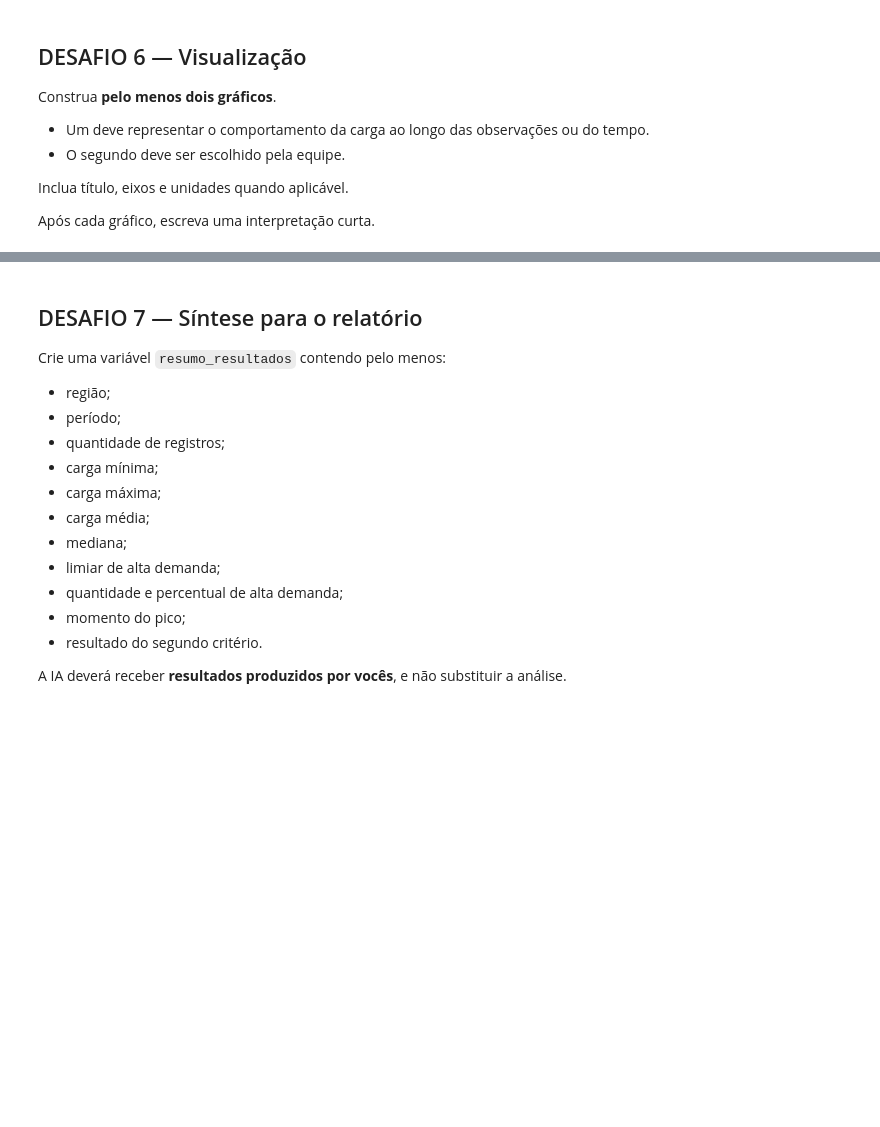
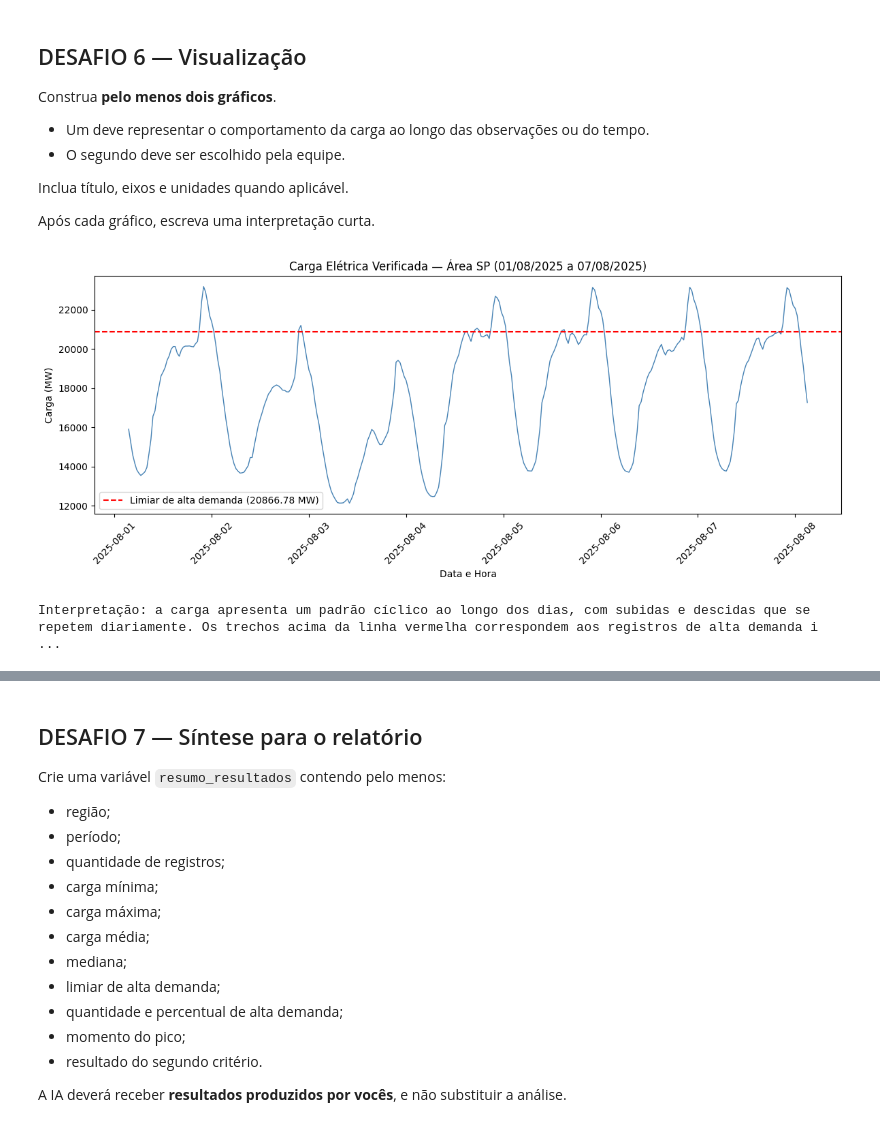
Before and after one commit to pedrosampaiom2007-gif/cp1-Andre, a Jupyter notebook: Desafio_Final_Energia_ONS_API_Final.ipynb, the cells around one changed output, grey strips where cells are left out. Drawn from its saved outputs; the diff is of its cells as text; code cells hidden in the pictures; blank space fills up the shorter version.

```diff
--- a/Desafio_Final_Energia_ONS_API_Final.ipynb
+++ b/Desafio_Final_Energia_ONS_API_Final.ipynb
@@ -503,0 +502,24 @@ Após cada gráfico, escreva uma interpretação curta.
+# %%
+plt.figure(figsize=(12, 5))
+plt.plot(necessario['Hora'], necessario['Valor_Carga'], color='steelblue', linewidth=1)
+plt.axhline(limiar_alta_demanda, color='red', linestyle='--',
+            label=f'Limiar de alta demanda ({limiar_alta_demanda:.2f} MW)')
+plt.title('Carga Elétrica Verificada — Área SP (01/08/2025 a 07/08/2025)')
+plt.xlabel('Data e Hora')
+plt.ylabel('Carga (MW)')
+plt.xticks(rotation=45)
+plt.legend()
+plt.tight_layout()
+plt.show()
+# %% [output]
+[figure, added]
+# %%
+print(
+    "Interpretação: a carga apresenta um padrão cíclico ao longo dos dias, "
+    "com subidas e descidas que se repetem diariamente. Os trechos acima da "
+    "linha vermelha correspondem aos registros de alta demanda identificados "
+    "no Desafio 4, concentrados em horários específicos e não distribuídos "
+    "uniformemente ao longo do período."
+)
+# %% [output]
+Interpretação: a carga apresenta um padrão cíclico ao longo dos dias, com subidas e descidas que se repetem diariamente. Os trechos acima da linha vermelha correspondem aos registros de alta demanda i ...
```
Also changed, not shown: parts of 10 cells of this notebook.
